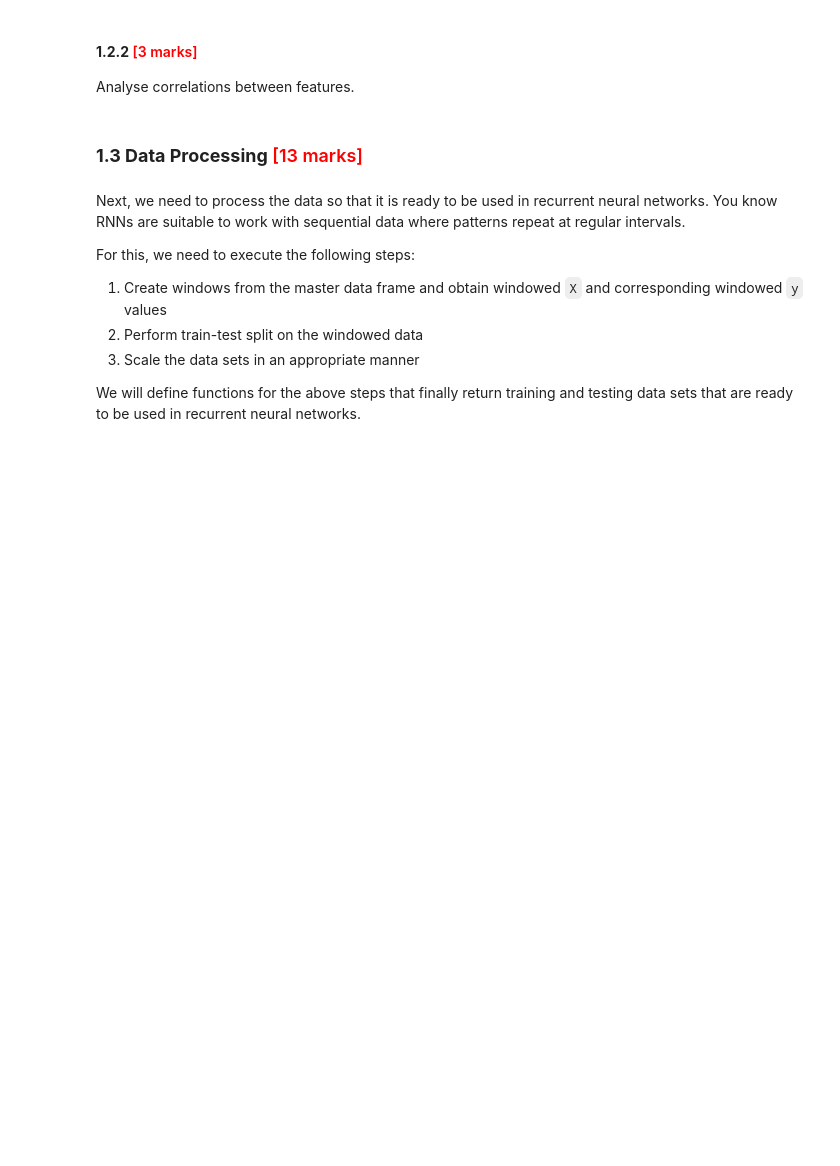
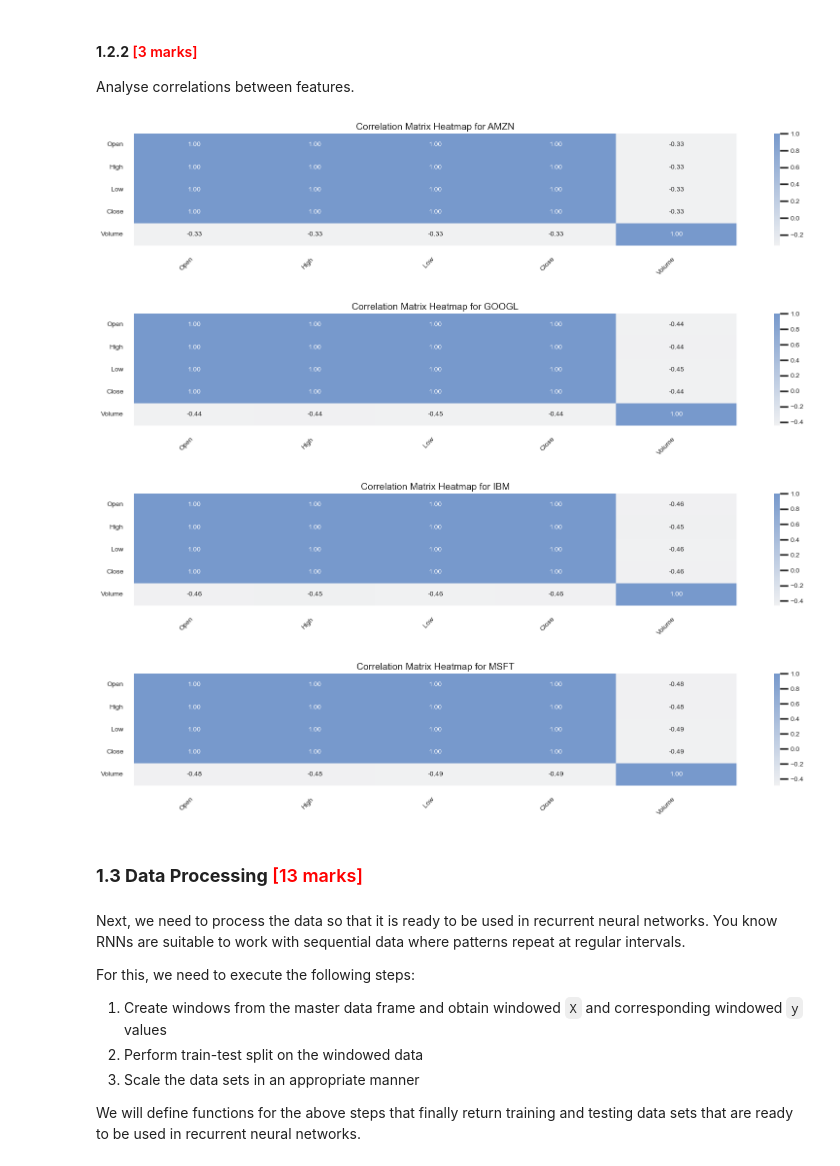
Before and after one commit to uvarajthulasiram/RNN-Stocks, a Jupyter notebook: RNN_Assg_Stock_Price_Prediction_Starter.ipynb, the cells around one changed output. Cells and saved outputs as stored; diff of their text form; code cells hidden in the pictures; blank space fills up the shorter version.

```diff
--- a/RNN_Assg_Stock_Price_Prediction_Starter.ipynb
+++ b/RNN_Assg_Stock_Price_Prediction_Starter.ipynb
@@ -44,6 +44,19 @@ import pandas as pd
 import matplotlib.pyplot as plt
 import seaborn as sns
 import os
+import warnings
+
+warnings.filterwarnings('ignore')
+
+# Set themes, styles and color palette for seaborn charts
+sns.set_theme(style='darkgrid', context='poster')
+sns.set_palette(palette='pastel', n_colors=10)
+
+plt.rcParams["figure.figsize"] = (12, 4)
+plt.rcParams["axes.titlesize"] = 14
+plt.rcParams["axes.labelsize"] = 12
+plt.rcParams["xtick.labelsize"] = 10
+plt.rcParams["ytick.labelsize"] = 10
 # %% [markdown]
 ### **1.1 Data Aggregation** <font color =red> [7 marks] </font>
 # %% [markdown]
@@ -171,3 +249,29 @@ Analyse correlations between features.
+# %%
+# Analyse correlations
+for i, stock in enumerate(stocks):
+    numeric_features = df[df['Name'] == stock].select_dtypes('number')
+    plt.figure(figsize=(20, 3))
+    sns.heatmap(data=numeric_features.corr(), annot=True, annot_kws={'fontsize': 10}, cmap=sns.light_palette("#79c", as_cmap=True), fmt='.2f')
+
+    plt.xticks(fontsize=10, rotation=45, ha='right')
+    plt.yticks(fontsize=10, rotation=0)
+    plt.title(f"Correlation Matrix Heatmap for {stock}")
+    plt.show()
+
+
+# Quick observation
+#-------------------
+# 1. As prices go up volume goes down
+#       AMZN - Volume goes down by 33% when the price goes up and vice versa
+#       GOOGL - 44%
+#       IBM - 45%
+#       MSFT - 48%
+#-------------------
+# %% [output]
+[figure, added]
+[figure, added]
+[figure, added]
+[figure, added]
 # %% [markdown]
 ### **1.3 Data Processing** <font color =red> [13 marks] </font>
 # %% [markdown]
```
Also changed, not shown: parts of 7 cells of this notebook.
